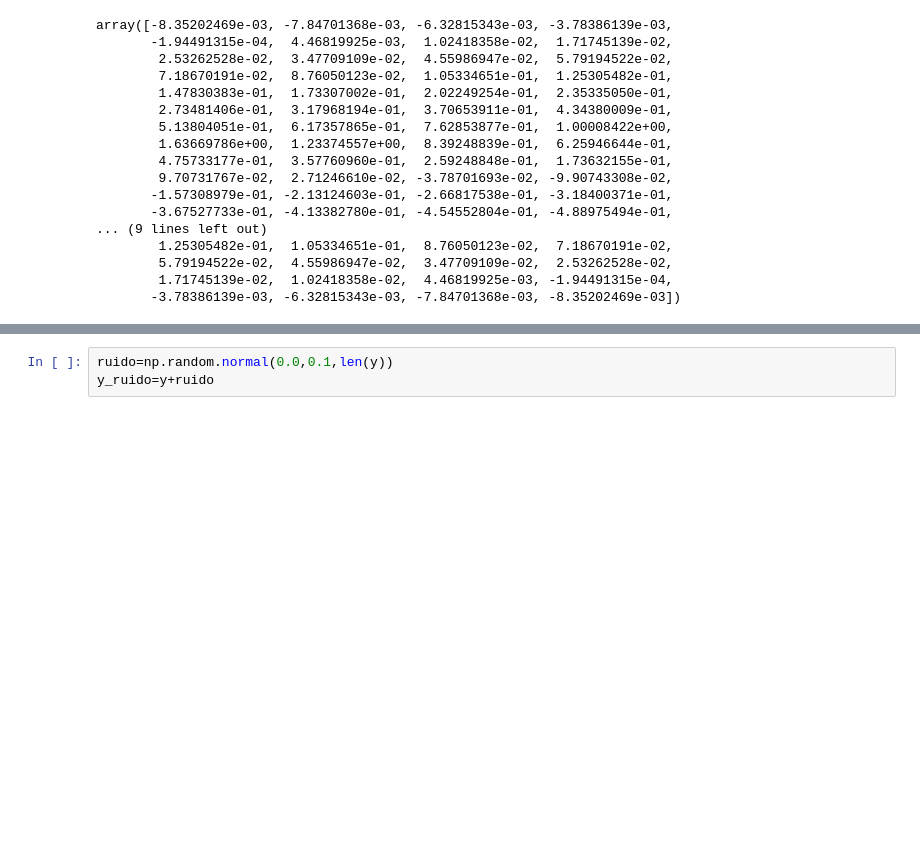
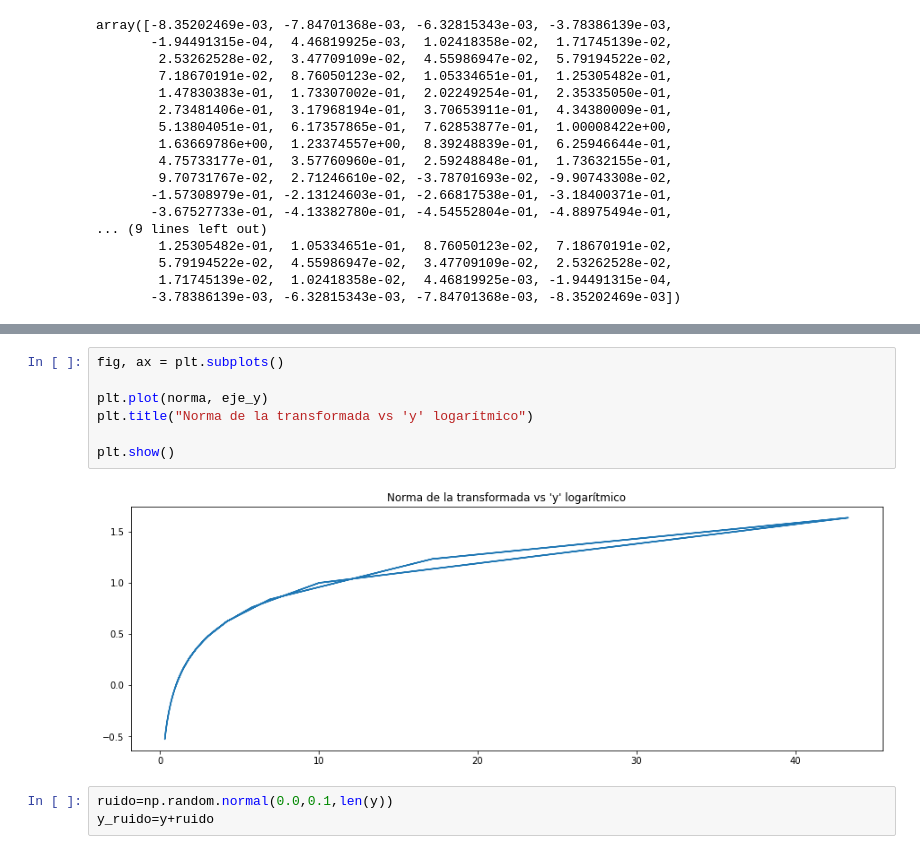
Before and after one commit to CatalinaFlorez/Metodos-Computacionales-2---Borrero-Florez, a Jupyter notebook: Taller 1 copy.ipynb, the cells around one changed output, grey strips where cells are left out. Saved outputs shown, nothing was run; the diff lists cells and outputs as text; blank space fills up the shorter version.

```diff
--- a/Taller 1 copy.ipynb
+++ b/Taller 1 copy.ipynb
@@ -58,3 +63,12 @@ plt.show()
+# %%
+fig, ax = plt.subplots()
+
+plt.plot(norma, eje_y)
+plt.title("Norma de la transformada vs 'y' logarítmico")
+
+plt.show()
+# %% [output]
+[figure, added]
 # %%
 ruido=np.random.normal(0.0,0.1,len(y))
 y_ruido=y+ruido
```
Also changed, not shown: parts of 22 cells of this notebook, 2 other files.
